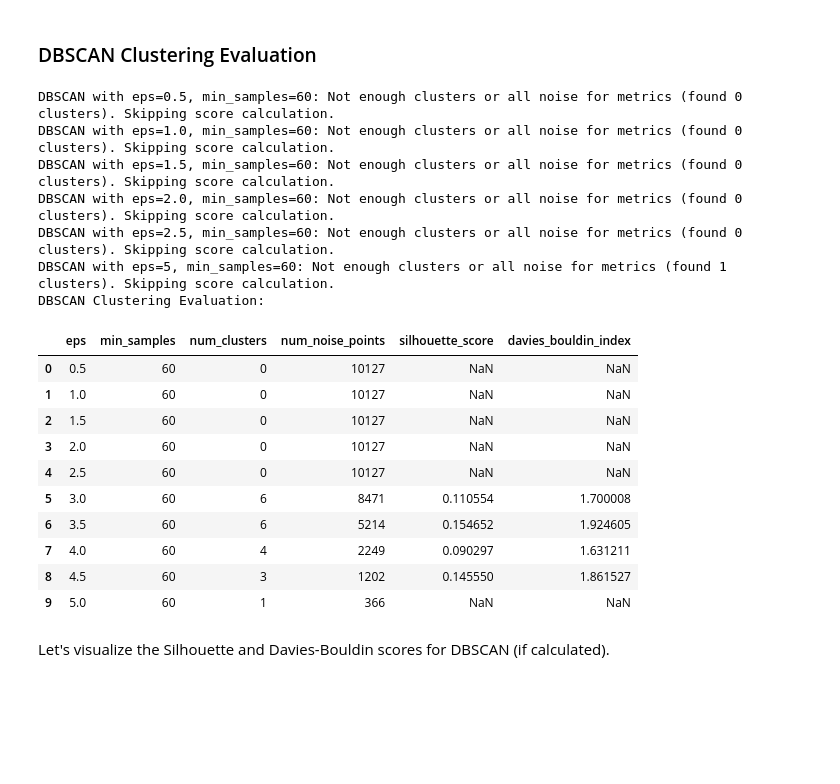
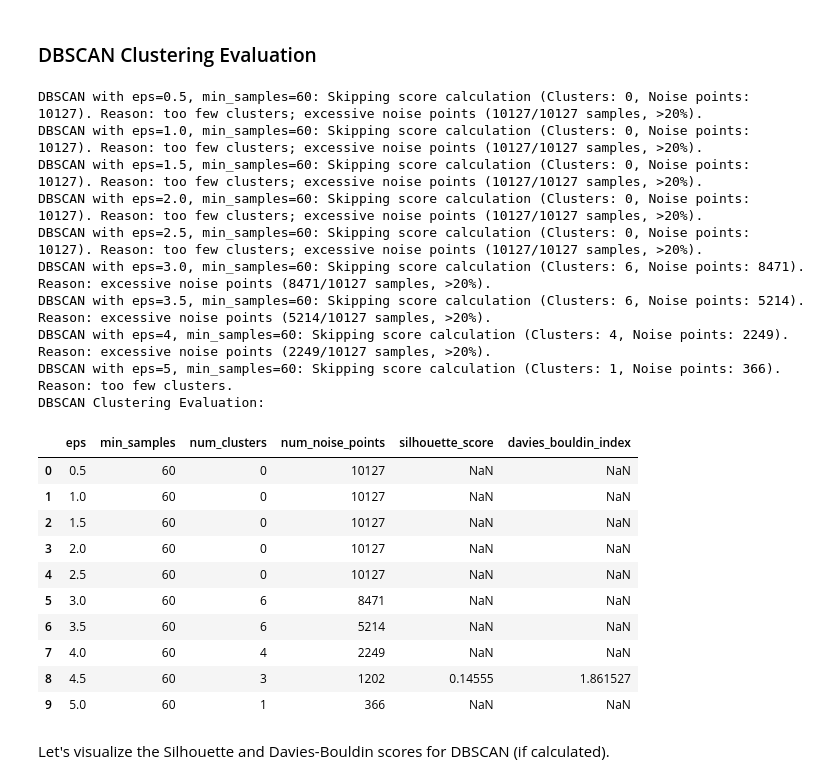
Before and after one commit to tomhait/infinitylabs, a Jupyter notebook: python/clustering/credit_card.ipynb, the cells around one changed output. Cells and saved outputs as stored; diff of their text form; code cells hidden in the pictures; blank space fills up the shorter version.

```diff
--- a/python/clustering/credit_card.ipynb
+++ b/python/clustering/credit_card.ipynb
@@ -228,12 +228,13 @@ K-Means Clustering Evaluation:
 # %% [markdown]
 ### DBSCAN Clustering Evaluation
 # %%
-from sklearn.cluster import DBSCAN
+from sklearn.cluster import DBSCAN, HDBSCAN
 from sklearn.metrics import silhouette_score, davies_bouldin_score
 import numpy as np
 
 def evaluate_dbscan_clusters(data, eps_values, min_samples):
     results = []
+    total_samples = len(data)
     for eps_val in eps_values:
         dbscan = DBSCAN(eps=eps_val, min_samples=min_samples)
         labels = dbscan.fit_predict(data)
@@ -241,10 +242,18 @@ def evaluate_dbscan_clusters(data, eps_values, min_samples):
         num_clusters = len(set(labels)) - (1 if -1 in labels else 0)
         num_noise_points = list(labels).count(-1)
 
-        if num_clusters < 2 or len(set(labels)) == 1:
+        if num_clusters < 2 or len(set(labels)) == 1 or (num_noise_points / total_samples) > 0.2:
             silhouette_avg = np.nan
             davies_bouldin_avg = np.nan
-            print(f"DBSCAN with eps={eps_val}, min_samples={min_samples}: Not enough clusters or all noise for metrics (found {num_clusters} clusters). Skipping score calculation.")
+            reason = []
+            if num_clusters < 2:
+                reason.append("too few clusters")
+            if (num_noise_points / total_samples) > 0.2:
+                reason.append(f"excessive noise points ({num_noise_points}/{total_samples} samples, >20%)")
+            if not reason:
+                 reason.append("not enough data points for meaningful cluster evaluation")
+
+            print(f"DBSCAN with eps={eps_val}, min_samples={min_samples}: Skipping score calculation (Clusters: {num_clusters}, Noise points: {num_noise_points}). Reason: {'; '.join(reason)}.")
         else:
             core_samples_mask = labels != -1
             if np.sum(core_samples_mask) > 1:
@@ -253,43 +262,46 @@ def evaluate_dbscan_clusters(data, eps_values, min_samples):
             else:
                 silhouette_avg = np.nan
                 davies_bouldin_avg = np.nan
                 print(f"DBSCAN with eps={eps_val}, min_samples={min_samples}: Not enough non-noise points for metrics. Skipping score calculation.")
 
         results.append({
             'eps': eps_val,
             'min_samples': min_samples,
             'num_clusters': num_clusters,
             'num_noise_points': num_noise_points,
             'silhouette_score': silhouette_avg,
             'davies_bouldin_index': davies_bouldin_avg
         })
     return pd.DataFrame(results)
 
 eps_values_to_test = [0.5, 1.0, 1.5, 2.0, 2.5, 3.0, 3.5, 4, 4.5, 5]
 fixed_min_samples = df_scaled.shape[1] * 2
 
 dbscan_evaluation_df = evaluate_dbscan_clusters(df_scaled, eps_values_to_test, fixed_min_samples)
 
 print("DBSCAN Clustering Evaluation:")
 display(dbscan_evaluation_df)
 # %% [output]
-DBSCAN with eps=0.5, min_samples=60: Not enough clusters or all noise for metrics (found 0 clusters). Skipping score calculation.
-DBSCAN with eps=1.0, min_samples=60: Not enough clusters or all noise for metrics (found 0 clusters). Skipping score calculation.
-DBSCAN with eps=1.5, min_samples=60: Not enough clusters or all noise for metrics (found 0 clusters). Skipping score calculation.
-DBSCAN with eps=2.0, min_samples=60: Not enough clusters or all noise for metrics (found 0 clusters). Skipping score calculation.
-DBSCAN with eps=2.5, min_samples=60: Not enough clusters or all noise for metrics (found 0 clusters). Skipping score calculation.
-DBSCAN with eps=5, min_samples=60: Not enough clusters or all noise for metrics (found 1 clusters). Skipping score calculation.
+DBSCAN with eps=0.5, min_samples=60: Skipping score calculation (Clusters: 0, Noise points: 10127). Reason: too few clusters; excessive noise points (10127/10127 samples, >20%).
+DBSCAN with eps=1.0, min_samples=60: Skipping score calculation (Clusters: 0, Noise points: 10127). Reason: too few clusters; excessive noise points (10127/10127 samples, >20%).
+DBSCAN with eps=1.5, min_samples=60: Skipping score calculation (Clusters: 0, Noise points: 10127). Reason: too few clusters; excessive noise points (10127/10127 samples, >20%).
+DBSCAN with eps=2.0, min_samples=60: Skipping score calculation (Clusters: 0, Noise points: 10127). Reason: too few clusters; excessive noise points (10127/10127 samples, >20%).
+DBSCAN with eps=2.5, min_samples=60: Skipping score calculation (Clusters: 0, Noise points: 10127). Reason: too few clusters; excessive noise points (10127/10127 samples, >20%).
+DBSCAN with eps=3.0, min_samples=60: Skipping score calculation (Clusters: 6, Noise points: 8471). Reason: excessive noise points (8471/10127 samples, >20%).
+DBSCAN with eps=3.5, min_samples=60: Skipping score calculation (Clusters: 6, Noise points: 5214). Reason: excessive noise points (5214/10127 samples, >20%).
+DBSCAN with eps=4, min_samples=60: Skipping score calculation (Clusters: 4, Noise points: 2249). Reason: excessive noise points (2249/10127 samples, >20%).
+DBSCAN with eps=5, min_samples=60: Skipping score calculation (Clusters: 1, Noise points: 366). Reason: too few clusters.
 DBSCAN Clustering Evaluation:
 |  | eps | min_samples | num_clusters | num_noise_points | silhouette_score | davies_bouldin_index |
 | 0 | 0.5 | 60 | 0 | 10127 | NaN | NaN |
 | 1 | 1.0 | 60 | 0 | 10127 | NaN | NaN |
 | 2 | 1.5 | 60 | 0 | 10127 | NaN | NaN |
 | 3 | 2.0 | 60 | 0 | 10127 | NaN | NaN |
 | 4 | 2.5 | 60 | 0 | 10127 | NaN | NaN |
-| 5 | 3.0 | 60 | 6 | 8471 | 0.110554 | 1.700008 |
-| 6 | 3.5 | 60 | 6 | 5214 | 0.154652 | 1.924605 |
-| 7 | 4.0 | 60 | 4 | 2249 | 0.090297 | 1.631211 |
-| 8 | 4.5 | 60 | 3 | 1202 | 0.145550 | 1.861527 |
+| 5 | 3.0 | 60 | 6 | 8471 | NaN | NaN |
+| 6 | 3.5 | 60 | 6 | 5214 | NaN | NaN |
+| 7 | 4.0 | 60 | 4 | 2249 | NaN | NaN |
+| 8 | 4.5 | 60 | 3 | 1202 | 0.14555 | 1.861527 |
 | 9 | 5.0 | 60 | 1 | 366 | NaN | NaN |
 # %% [markdown]
 Let's visualize the Silhouette and Davies-Bouldin scores for DBSCAN (if calculated).
```
Also changed, not shown: parts of 7 cells of this notebook.
